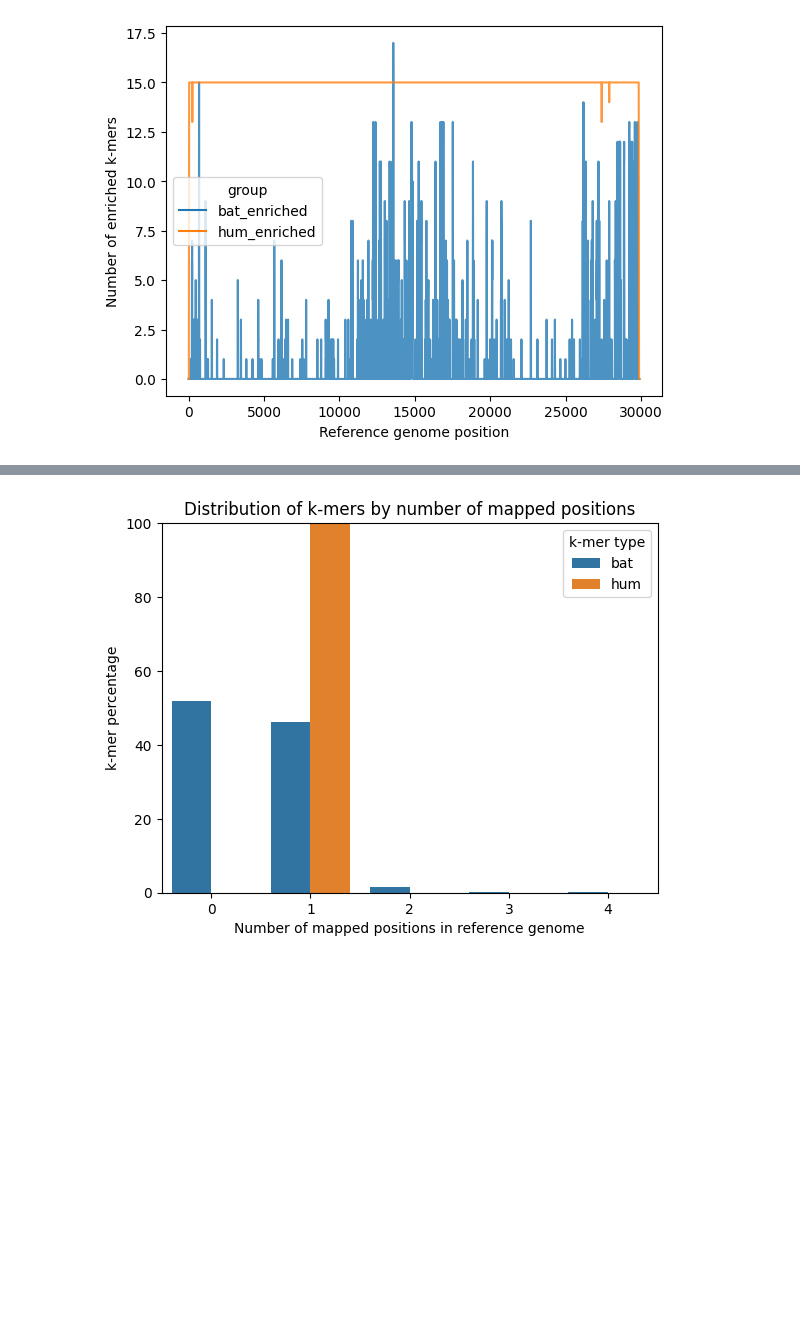
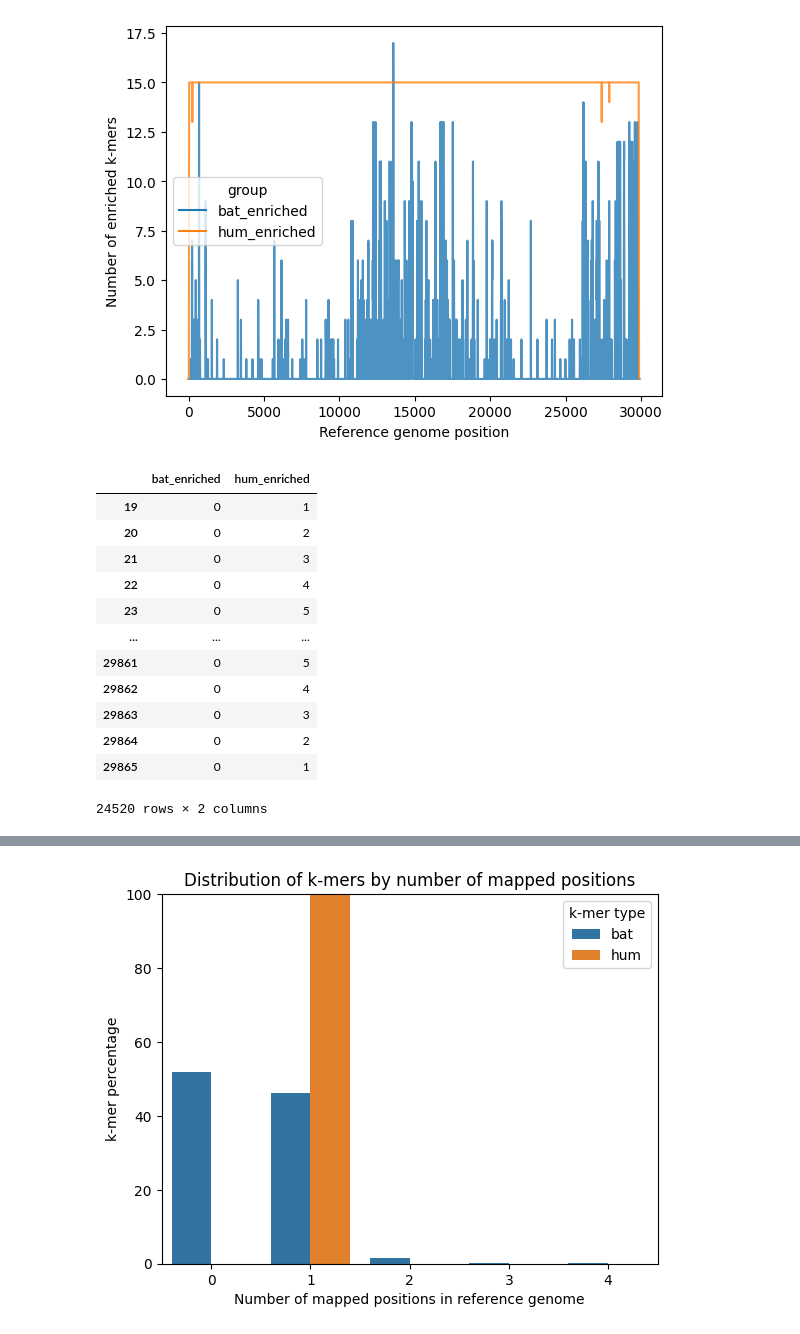
Before and after one commit to wis-janusz/PORT-EK2, a Jupyter notebook: notebooks/bat_analysis.ipynb, the cells around one changed output, grey strips where cells are left out. Cells and saved outputs as stored; diff of their text form; code cells hidden in the pictures; blank space fills up the shorter version.

```diff
--- a/notebooks/bat_analysis.ipynb
+++ b/notebooks/bat_analysis.ipynb
@@ -405,3 +404,19 @@ for line in ax.lines:
 plt.savefig(f"../output/bat/enriched_{k}mer_coverage.svg", format="svg", dpi=600)
 # %% [output]
 [figure]
+# %%
+kmer_coverage.loc[(kmer_coverage["bat_enriched"] == 0) & (kmer_coverage["hum_enriched"] != 0)]
+# %% [output]
+|  | bat_enriched | hum_enriched |
+| 19 | 0 | 1 |
+| 20 | 0 | 2 |
+| 21 | 0 | 3 |
+| 22 | 0 | 4 |
+| 23 | 0 | 5 |
+| ... | ... | ... |
+| 29861 | 0 | 5 |
+| 29862 | 0 | 4 |
+| 29863 | 0 | 3 |
+| 29864 | 0 | 2 |
+| 29865 | 0 | 1 |
+24520 rows × 2 columns
```
Also changed, not shown: parts of 5 cells of this notebook.
